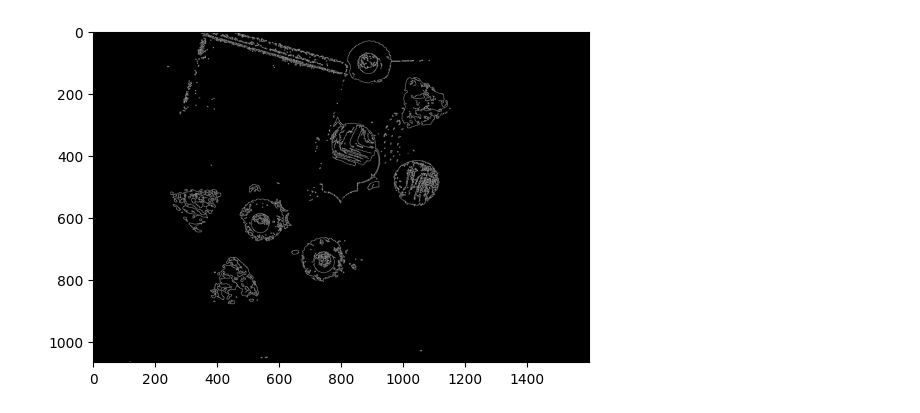
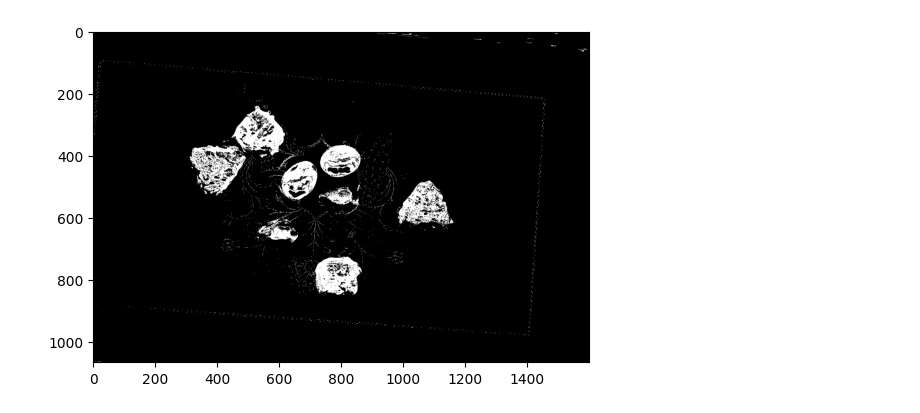
Before and after one commit to timurunv/iapr_group_50, a Jupyter notebook: project/segmentation_flower_background.ipynb, the cells around one changed output. Cells and saved outputs as stored; diff of their text form; code cells hidden in the pictures.

```diff
--- a/project/segmentation_flower_background.ipynb
+++ b/project/segmentation_flower_background.ipynb
@@ -6,7 +6,9 @@ import numpy as np
 import cv2
 from chocolates import chocolate_masking_weighted
 
-def segmentation(img, weights=(1.0, 1.0, 0.0)):
+#Pour background_flowers_simples: (1.0, 1.0, 0.0) avec thresh = 80
+
+def segmentation(img, weights=(1.0, 1.0, 1.0)):
     # --- 1. Load and Resize Image ---
     img = cv2.resize(img, (1600,1067))
 
@@ -17,31 +19,42 @@ def segmentation(img, weights=(1.0, 1.0, 0.0)):
     #plt.imshow(value, cmap='gray')
 
     thresh = 80
-    value_thresh = np.zeros_like(value)
-    value_thresh[value > thresh] = value[value > thresh]
-    #plt.imshow(value_thresh, cmap='gray')
+    value_thresh = (value > thresh).astype(np.uint8) * 255
+    plt.imshow(value_thresh, cmap='gray')
 
-     # --- 5. Dilate to Connect Broken Edges ---
+    # # --- 6. Erode to Remove Small Noise ---
+    radius = 2
+    kernel = cv2.getStructuringElement(cv2.MORPH_ELLIPSE, (2*radius+1, 2*radius+1))
+    eroded = cv2.erode(value_thresh, kernel, iterations=1)
+    #plt.imshow(eroded)
+
+    # --- 5. Dilate to Connect Broken Edges ---
+    radius = 3
+    kernel = cv2.getStructuringElement(cv2.MORPH_ELLIPSE, (2*radius+1, 2*radius+1))
+    dilated = cv2.dilate(eroded, kernel, iterations=1)
+    #plt.imshow(dilated, cmap='gray')
+
+    # Closing
+    # radius = 4
+    # kernel = cv2.getStructuringElement(cv2.MORPH_ELLIPSE, (2*radius+1, 2*radius+1))
+    # closed = cv2.morphologyEx(eroded, cv2.MORPH_CLOSE, kernel, iterations=2)
+    # plt.imshow(closed, cmap='gray')
+
+    # --- 5. Dilate to Connect Broken Edges ---
     # radius = 2
     # kernel = cv2.getStructuringElement(cv2.MORPH_ELLIPSE, (2*radius+1, 2*radius+1))
     # dilated = cv2.dilate(value_thresh, kernel, iterations=1)
-    #plt.imshow(dilated, cmap='gray')
+    #plt.imshow(closed, cmap='gray')
 
     # --- 4. Canny Edge Detection ---
-    edges = cv2.Canny(value_thresh, 50, 150) #50, 150
-    plt.imshow(edges, cmap='gray')
+    edges = cv2.Canny(dilated, 150, 200) #50, 150
+    #plt.imshow(edges, cmap='gray')
 
     # --- 5. Dilate to Connect Broken Edges ---
     # radius = 2
     # kernel = cv2.getStructuringElement(cv2.MORPH_ELLIPSE, (2*radius+1, 2*radius+1))
     # dilated = cv2.dilate(edges, kernel, iterations=1)
     #plt.imshow(dilated, cmap='gray')
-
-    # # --- 6. Erode to Remove Small Noise ---
-    # radius = 2
-    # kernel = cv2.getStructuringElement(cv2.MORPH_ELLIPSE, (2*radius+1, 2*radius+1))
-    # eroded = cv2.erode(dilated, kernel, iterations=1)
-    # plt.imshow(eroded)
 
     # --- 6. Morphological Closing to Fill Gaps ---
     radius = 2
@@ -93,19 +106,19 @@ def show_comparison(original, modified, modified_name):
     ax2.axis('off')
     plt.show()
 # %%
-path_ref = 'dataset_project_iapr2025/train/'
+path_ref = 'dataset_project_iapr2025/background_flowers_simples/'
 jpg_files = [f for f in os.listdir(path_ref)]
-im_org = os.path.join(path_ref, jpg_files[-3])
+im_org = os.path.join(path_ref, jpg_files[-6])
 img = mpimg.imread(im_org)
 res = segmentation(img)
 # plot_choc(res)
 # show_comparison(img, res, "Segmented")
 
 # for i in range(len(jpg_files)):
 #     im_org = os.path.join(path_ref, jpg_files[i])
 #     img = mpimg.imread(im_org)
 #     res = segmentation(img)
 #     #plot_choc(res)
 #     show_comparison(img, res, "Segmented")
 # %% [output]
-[figure, old version]
+[figure, new version]
```
